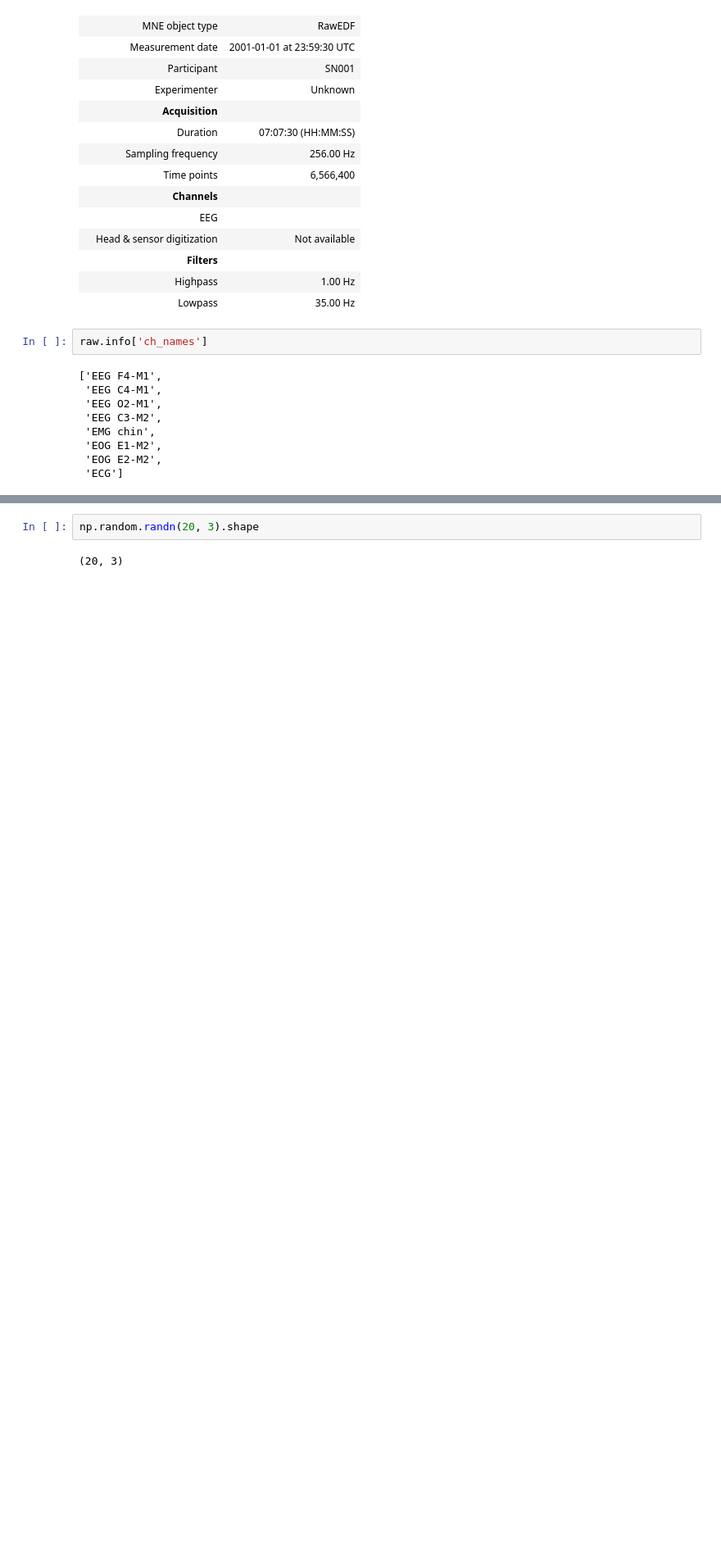
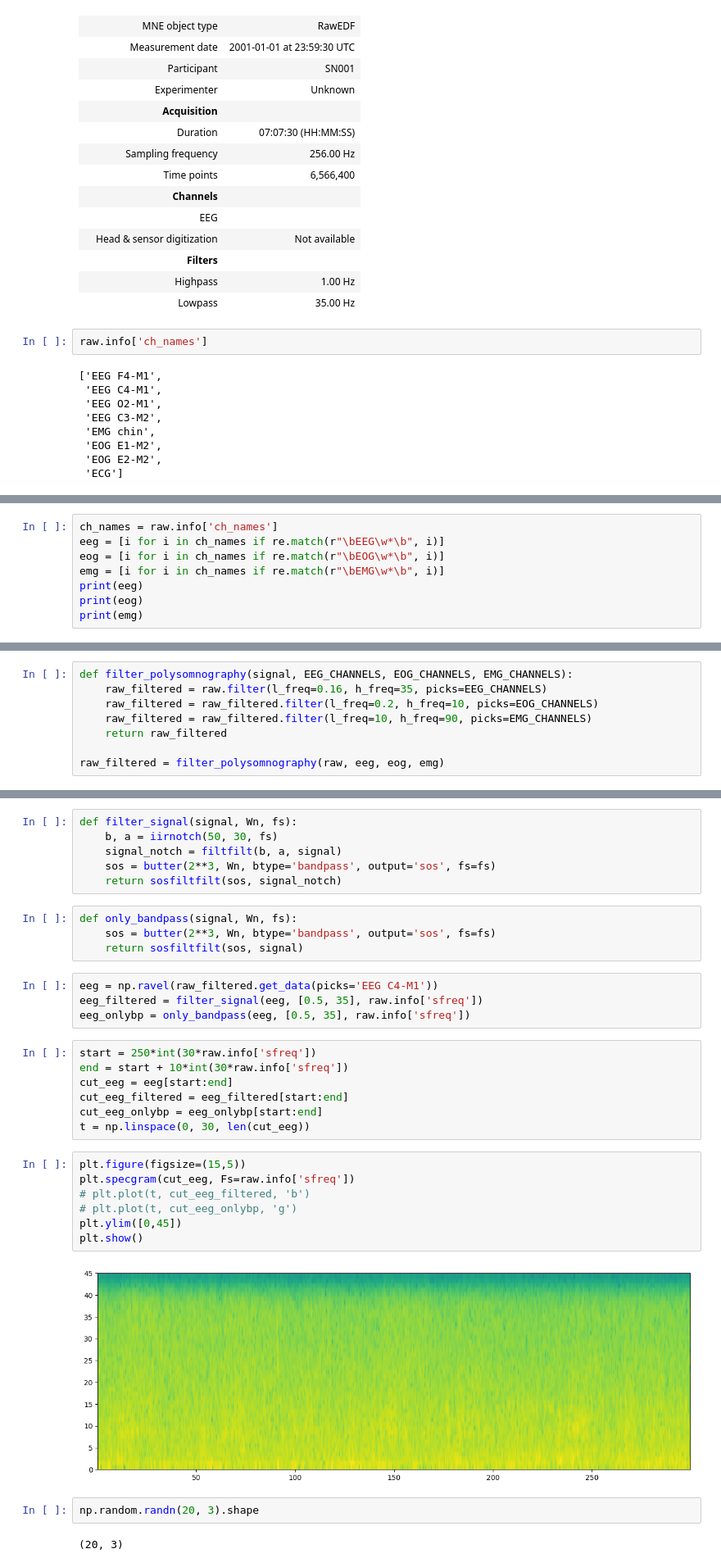
Before and after one commit to aylinavch/BCI_UNL_AllisonPeterson_course, a Jupyter notebook: final_course_project/testing_silly_things/sleep_scoring_testing.ipynb, the cells around one changed output, grey strips where cells are left out. Shown at 82% size. Cells and saved outputs as stored; diff of their text form; blank space fills up the shorter version.

Commit message:
Adding messi banner and filtered signal

```diff
--- a/final_course_project/testing_silly_things/sleep_scoring_testing.ipynb
+++ b/final_course_project/testing_silly_things/sleep_scoring_testing.ipynb
@@ -43,0 +42,8 @@ raw.info['sfreq']
+# %%
+ch_names = raw.info['ch_names']
+eeg = [i for i in ch_names if re.match(r"\bEEG\w*\b", i)]
+eog = [i for i in ch_names if re.match(r"\bEOG\w*\b", i)]
+emg = [i for i in ch_names if re.match(r"\bEMG\w*\b", i)]
+print(eeg)
+print(eog)
+print(emg)
@@ -43,0 +54,8 @@ raw.info['sfreq']
+# %%
+def filter_polysomnography(signal, EEG_CHANNELS, EOG_CHANNELS, EMG_CHANNELS):
+    raw_filtered = raw.filter(l_freq=0.16, h_freq=35, picks=EEG_CHANNELS)
+    raw_filtered = raw_filtered.filter(l_freq=0.2, h_freq=10, picks=EOG_CHANNELS)
+    raw_filtered = raw_filtered.filter(l_freq=10, h_freq=90, picks=EMG_CHANNELS)
+    return raw_filtered
+
+raw_filtered = filter_polysomnography(raw, eeg, eog, emg)
@@ -44,3 +84,33 @@ raw.info['sfreq']
+# %%
+def filter_signal(signal, Wn, fs):
+    b, a = iirnotch(50, 30, fs)
+    signal_notch = filtfilt(b, a, signal)
+    sos = butter(2**3, Wn, btype='bandpass', output='sos', fs=fs)
+    return sosfiltfilt(sos, signal_notch)
+# %%
+def only_bandpass(signal, Wn, fs):
+    sos = butter(2**3, Wn, btype='bandpass', output='sos', fs=fs)
+    return sosfiltfilt(sos, signal)
+# %%
+eeg = np.ravel(raw_filtered.get_data(picks='EEG C4-M1'))
+eeg_filtered = filter_signal(eeg, [0.5, 35], raw.info['sfreq'])
+eeg_onlybp = only_bandpass(eeg, [0.5, 35], raw.info['sfreq'])
+# %%
+start = 250*int(30*raw.info['sfreq'])
+end = start + 10*int(30*raw.info['sfreq'])
+cut_eeg = eeg[start:end]
+cut_eeg_filtered = eeg_filtered[start:end]
+cut_eeg_onlybp = eeg_onlybp[start:end]
+t = np.linspace(0, 30, len(cut_eeg))
+# %%
+plt.figure(figsize=(15,5))
+plt.specgram(cut_eeg, Fs=raw.info['sfreq'])
+# plt.plot(t, cut_eeg_filtered, 'b')
+# plt.plot(t, cut_eeg_onlybp, 'g')
+plt.ylim([0,45])
+plt.show()
+# %% [output]
+[figure, added]
 # %%
 np.random.randn(20, 3).shape
 # %% [output]
```
Also changed, not shown: parts of 5 cells of this notebook, 4 other files.
